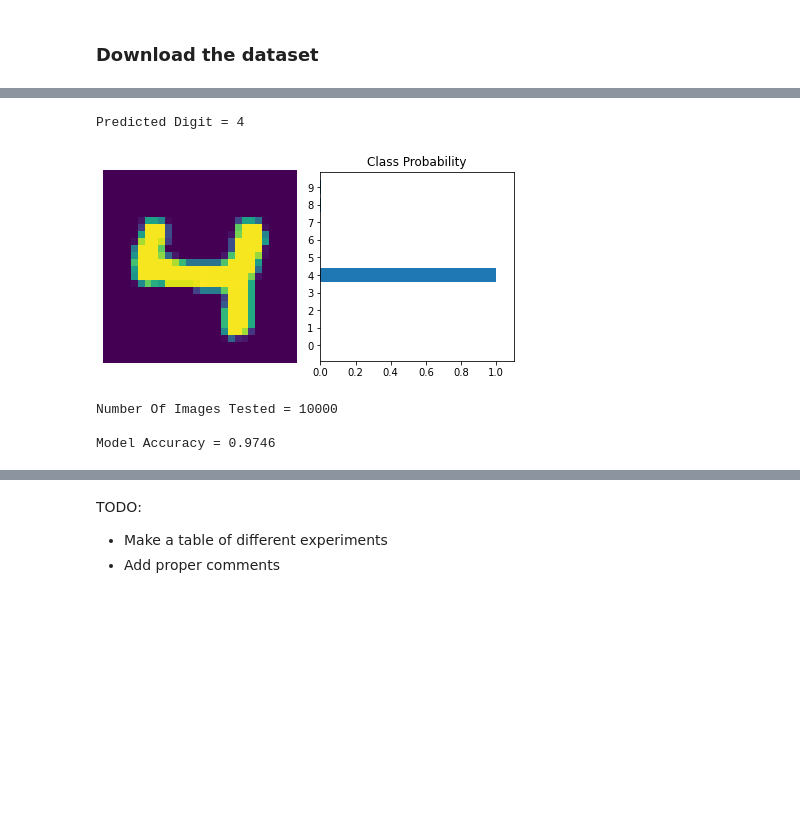
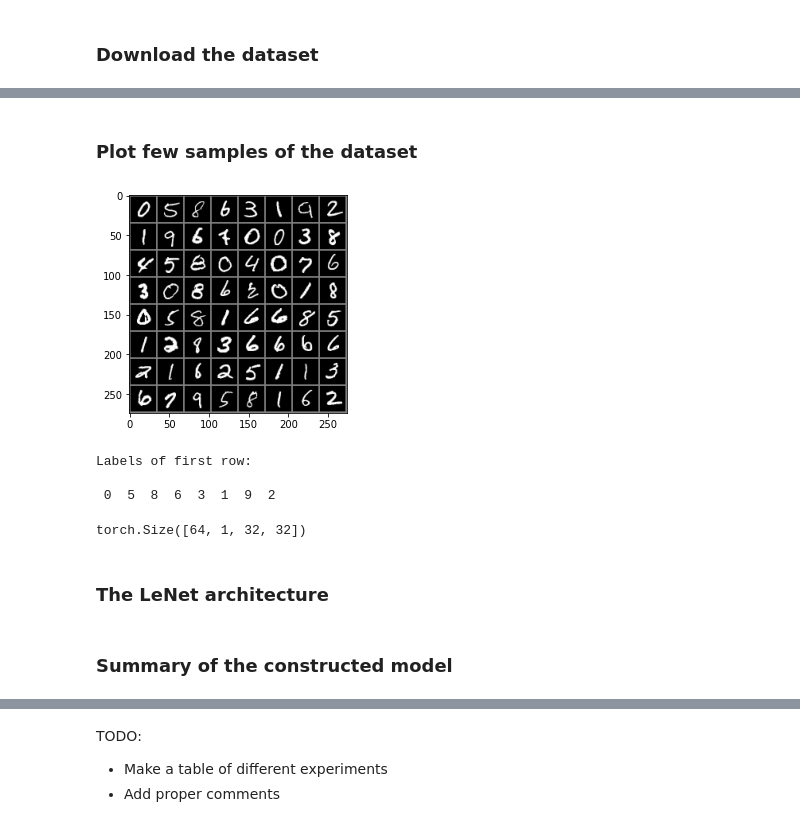
Before and after one commit to archity/DS-Lab, a Jupyter notebook: Lab2/nn_mlp_sklearn.ipynb, the cells around one changed output, grey strips where cells are left out. Saved outputs shown, nothing was run; the diff lists cells and outputs as text; code cells hidden in the pictures; blank space fills up the shorter version.

Commit message:
LeNet architecture

```diff
--- a/Lab2/nn_mlp_sklearn.ipynb
+++ b/Lab2/nn_mlp_sklearn.ipynb
@@ -233,7 +233,7 @@ from torchvision import datasets, transforms
 from torch import nn, optim
 # %%
 # Transformations on data
-transform = transforms.Compose([transforms.ToTensor(),
+transform = transforms.Compose([transforms.Pad(2), transforms.ToTensor(),
                               transforms.Normalize((0.5,),
                                                    (0.5,)),
                               ])
@@ -399,37 +269,35 @@ def view_classify(img, ps):
-# %%
-images, labels = next(iter(valloader))
-
-img = images[0].view(1, 784)
-with torch.no_grad():
-    logps = model(img)
-
-ps = torch.exp(logps)
-probab = list(ps.numpy()[0])
-print("Predicted Digit =", probab.index(max(probab)))
-view_classify(img.view(1, 28, 28), ps)
-# %% [output]
-Predicted Digit = 4
-[figure, removed]
-# %%
-correct_count, all_count = 0, 0
-for images,labels in valloader:
-  for i in range(len(labels)):
-    img = images[i].view(1, 784)
-    with torch.no_grad():
-        logps = model(img)
-
-
-    ps = torch.exp(logps)
-    probab = list(ps.numpy()[0])
-    pred_label = probab.index(max(probab))
-    true_label = labels.numpy()[i]
-    if(true_label == pred_label):
-      correct_count += 1
-    all_count += 1
-
-print("Number Of Images Tested =", all_count)
-print("\nModel Accuracy =", (correct_count/all_count))
-# %% [output]
-Number Of Images Tested = 10000
-
-Model Accuracy = 0.9746
+# %% [markdown]
+### Plot few samples of the dataset
+# %%
+import matplotlib.pyplot as plt
+import numpy as np
+
+classes = ('0', '1', '2', '3', '4', '5', '6', '7', '8', '9')
+# function to show an image
+def imshow(img):
+    img = img / 2 + 0.5     # unnormalize
+    npimg = img.numpy()
+    plt.imshow(np.transpose(npimg, (1, 2, 0)))
+    plt.show()
+
+
+# get some random training images
+dataiter = iter(trainloader)
+images, labels = dataiter.next()
+
+# show images
+imshow(torchvision.utils.make_grid(images))
+# print labels
+print("Labels of first row:\n")
+print(' '.join('%2s' % classes[labels[j]] for j in range(8)))
+# %% [output]
+[figure, added]
+Labels of first row:
+
+ 0  5  8  6  3  1  9  2
+# %%
+images.size()
+# %% [output]
+torch.Size([64, 1, 32, 32])
+# %% [markdown]
+### The LeNet architecture
@@ -435,0 +341,2 @@ Model Accuracy = 0.9746
+# %% [markdown]
+### Summary of the constructed model
```
Also changed, not shown: parts of 25 cells of this notebook, 1 other file.
